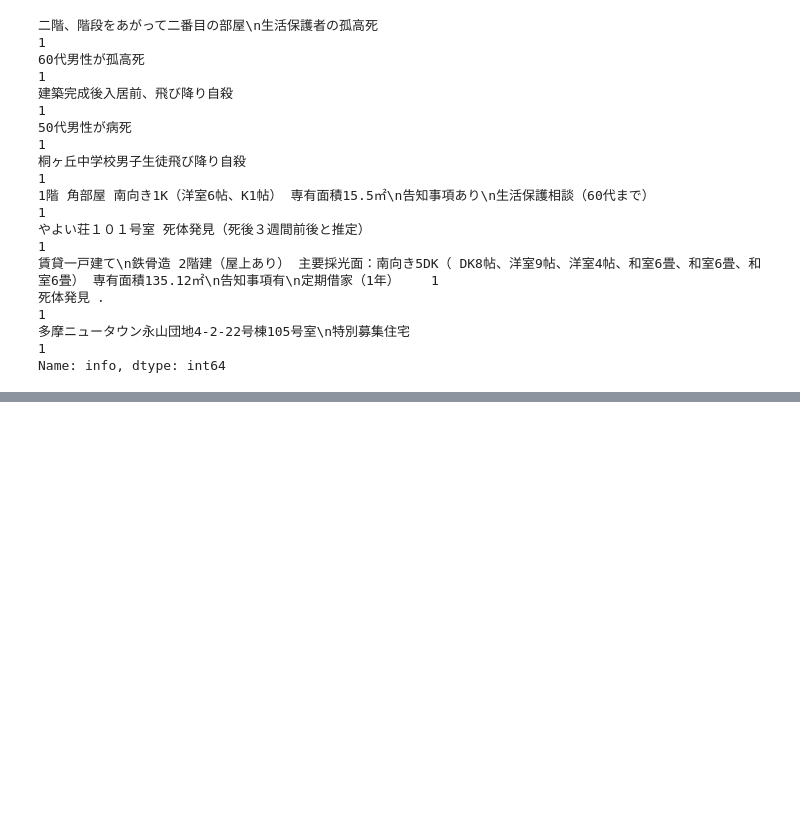
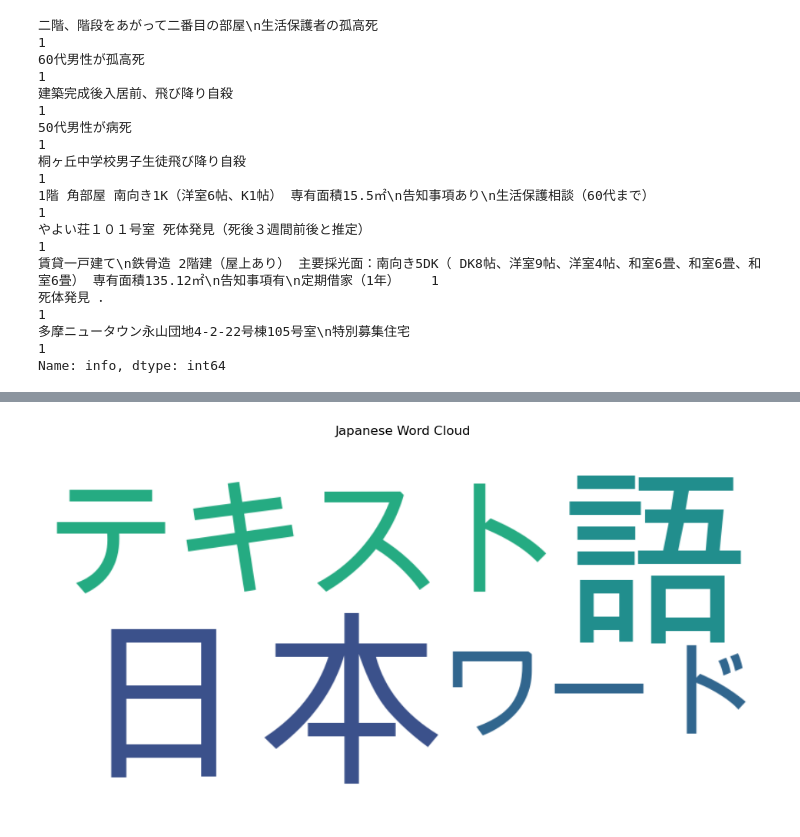
Before and after one commit to zinnie1025/AirbnbWise, a Jupyter notebook: Dataset_Processing/yunyoung/oshima_open_EDA.ipynb, the cells around one changed output, grey strips where cells are left out. Drawn from its saved outputs; the diff is of its cells as text; code cells hidden in the pictures; blank space fills up the shorter version.

```diff
--- a/Dataset_Processing/yunyoung/oshima_open_EDA.ipynb
+++ b/Dataset_Processing/yunyoung/oshima_open_EDA.ipynb
@@ -611,0 +710,37 @@ airbnb[:50].to_csv('airbnb_data_sample.csv')
+# %%
+from wordcloud import WordCloud
+import matplotlib.pyplot as plt
+from collections import Counter
+import MeCab
+
+# 일본어 폰트 경로 설정 (자신의 환경에 맞게 변경)
+font_path = '/System/Library/Fonts/Arial Unicode.ttf'
+
+# MeCab 형태소 분석기 초기화
+m = MeCab.Tagger()
+
+# 일본어 문장
+japanese_text = "こちらは日本語のテキストです。日本語のワード클라우드를 생성해봅시다。"
+
+# 형태소 분석 후 단어 추출
+node = m.parseToNode(japanese_text)
+words = []
+while node:
+    if node.feature.split(',')[0] == '名詞':  # 명사만 추출
+        words.append(node.surface)
+    node = node.next
+
+# 단어 빈도 카운트
+word_counts = Counter(words)
+
+# WordCloud 생성
+wordcloud = WordCloud(width=800, height=400, font_path=font_path,
+                      background_color='white').generate_from_frequencies(word_counts)
+
+plt.figure(figsize=(12, 8))
+plt.imshow(wordcloud, interpolation='bilinear')
+plt.axis('off')
+plt.title('Japanese Word Cloud\n')
+plt.show()
+# %% [output]
+[figure, added]
```
Also changed, not shown: parts of 14 cells of this notebook.
